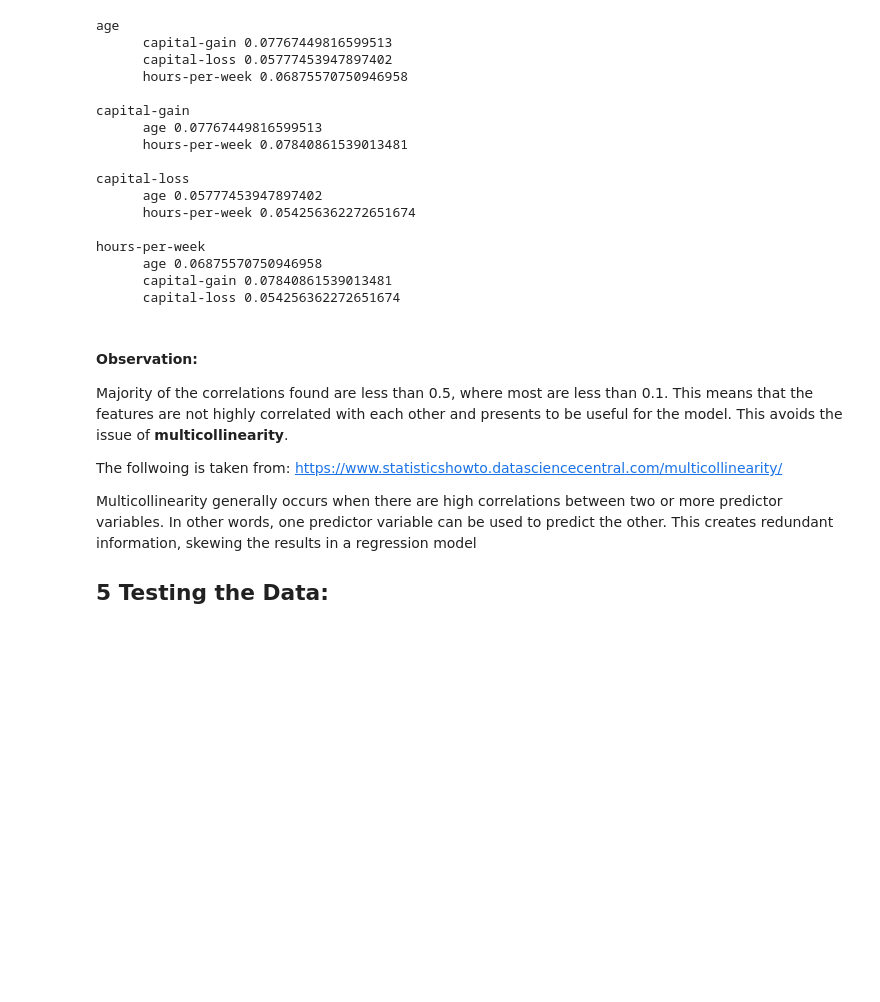
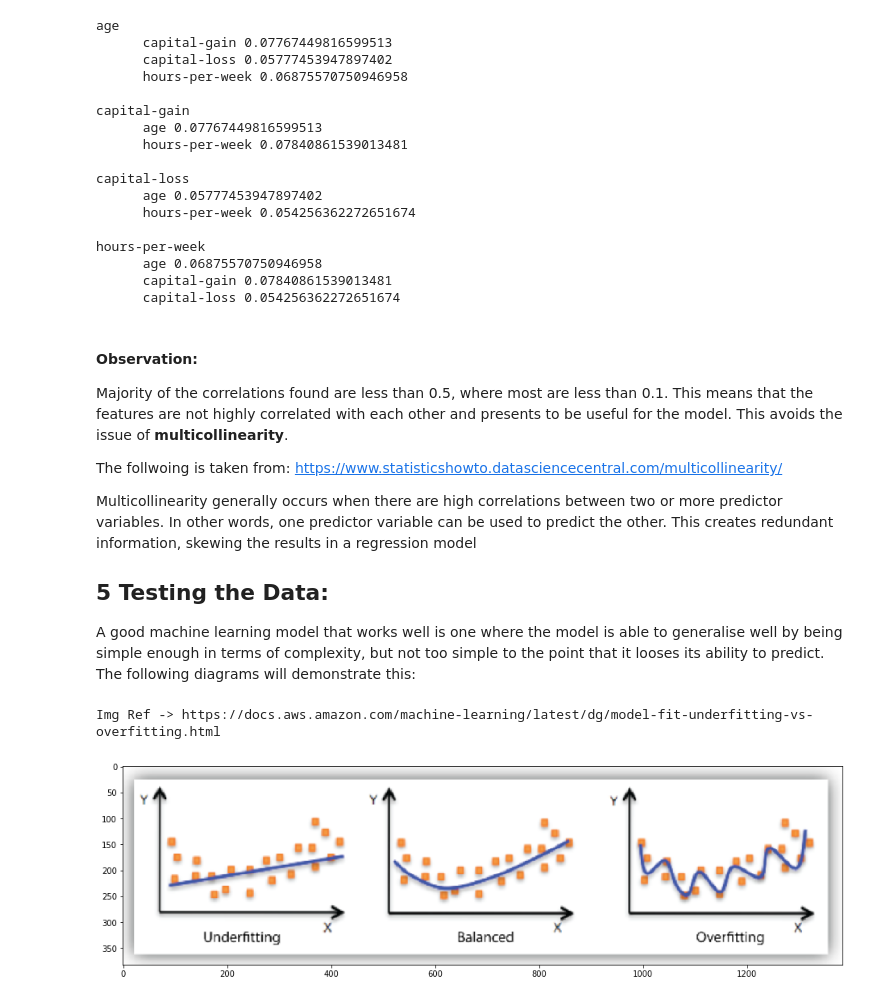
Before and after one commit to ylee9107/PySpark_myLearning, a Jupyter notebook: Project 4 - Machine Learning using PySpark MLlib/PySpark - Machine Learning with PySpark MLlib.ipynb, the cells around one changed output. Drawn from its saved outputs; the diff is of its cells as text; code cells hidden in the pictures; blank space fills up the shorter version.

```diff
--- a/Project 4 - Machine Learning using PySpark MLlib/PySpark - Machine Learning with PySpark MLlib.ipynb
+++ b/Project 4 - Machine Learning using PySpark MLlib/PySpark - Machine Learning with PySpark MLlib.ipynb
@@ -341,3 +342,28 @@ The follwoing is taken from: https://www.statisticshowto.datasciencecentral.com/
 Multicollinearity generally occurs when there are high correlations between two or more predictor variables. In other words, one predictor variable can be used to predict the other. This creates redundant information, skewing the results in a regression model
 
 ## 5 Testing the Data:
+
+A good machine learning model that works well is one where the model is able to generalise well by being simple enough in terms of complexity, but not too simple to the point that it looses its ability to predict. The following diagrams will demonstrate this:
+# %%
+%%local
+
+# Import the required library and set to use ggplot:
+import os
+import matplotlib.pyplot as plt
+import matplotlib.image as mpimg
+%matplotlib inline
+
+folder_pathway = os.getcwd()
+
+# print(folder_pathway)
+
+image_path = folder_pathway + "/Description Images/"
+# plot the image
+fig, ax1 = plt.subplots(figsize=(16,12))
+image = mpimg.imread(image_path + 'Testing the model_fit.png')
+plt.imshow(image);
+
+print('Img Ref -> https://docs.aws.amazon.com/machine-learning/latest/dg/model-fit-underfitting-vs-overfitting.html')
+# %% [output]
+Img Ref -> https://docs.aws.amazon.com/machine-learning/latest/dg/model-fit-underfitting-vs-overfitting.html
+[figure, added]
```
Also changed, not shown: parts of 22 cells of this notebook.
